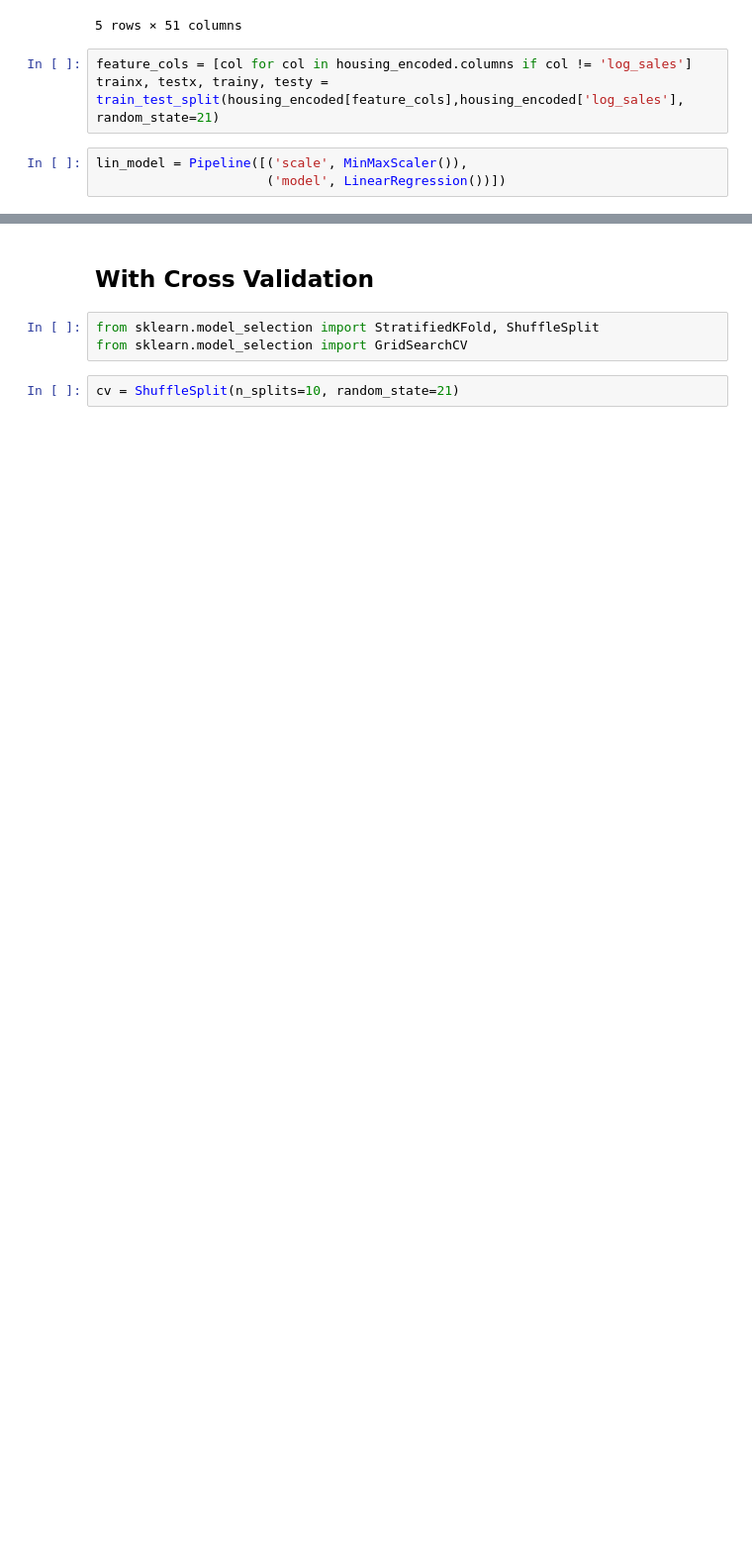
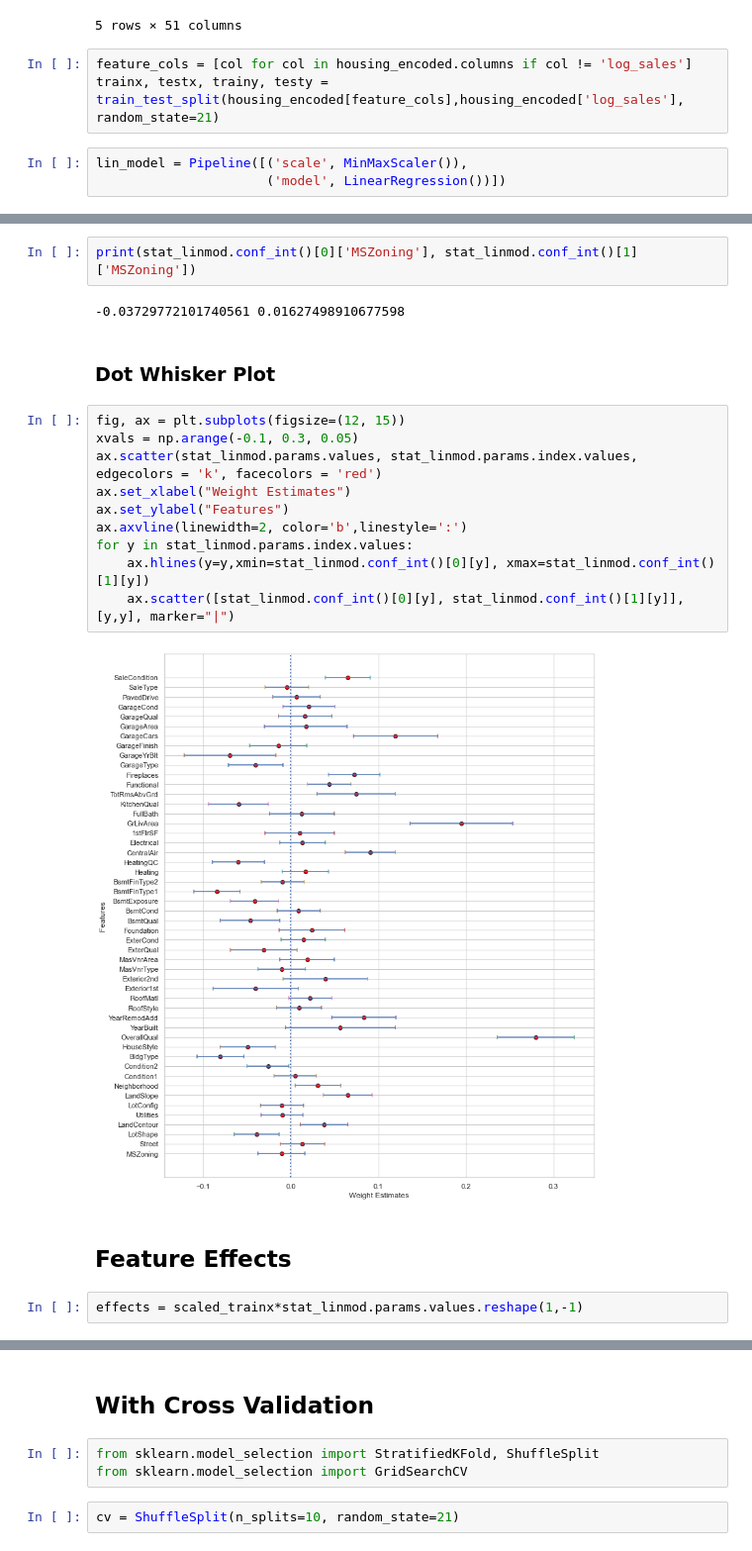
Before and after one commit to mayoor/stats-ml-exps, a Jupyter notebook: housing_data_analysis.ipynb, the cells around one changed output, grey strips where cells are left out. Shown at 99% size. Saved outputs shown, nothing was run; the diff lists cells and outputs as text; blank space fills up the shorter version.

```diff
--- a/housing_data_analysis.ipynb
+++ b/housing_data_analysis.ipynb
@@ -235,0 +320,22 @@ sns.barplot(x=features_weights, y=features_importance_lm_weights, orient='h')
+# %%
+print(stat_linmod.conf_int()[0]['MSZoning'], stat_linmod.conf_int()[1]['MSZoning'])
+# %% [output]
+-0.03729772101740561 0.01627498910677598
+# %% [markdown]
+### Dot Whisker Plot
+# %%
+fig, ax = plt.subplots(figsize=(12, 15))
+xvals = np.arange(-0.1, 0.3, 0.05)
+ax.scatter(stat_linmod.params.values, stat_linmod.params.index.values, edgecolors = 'k', facecolors = 'red')
+ax.set_xlabel("Weight Estimates")
+ax.set_ylabel("Features")
+ax.axvline(linewidth=2, color='b',linestyle=':')
+for y in stat_linmod.params.index.values:
+    ax.hlines(y=y,xmin=stat_linmod.conf_int()[0][y], xmax=stat_linmod.conf_int()[1][y])
+    ax.scatter([stat_linmod.conf_int()[0][y], stat_linmod.conf_int()[1][y]],[y,y], marker="|")
+# %% [output]
+[figure, added]
+# %% [markdown]
+## Feature Effects
+# %%
+effects = scaled_trainx*stat_linmod.params.values.reshape(1,-1)
```
Also changed, not shown: parts of 34 cells of this notebook, 1 other file.
